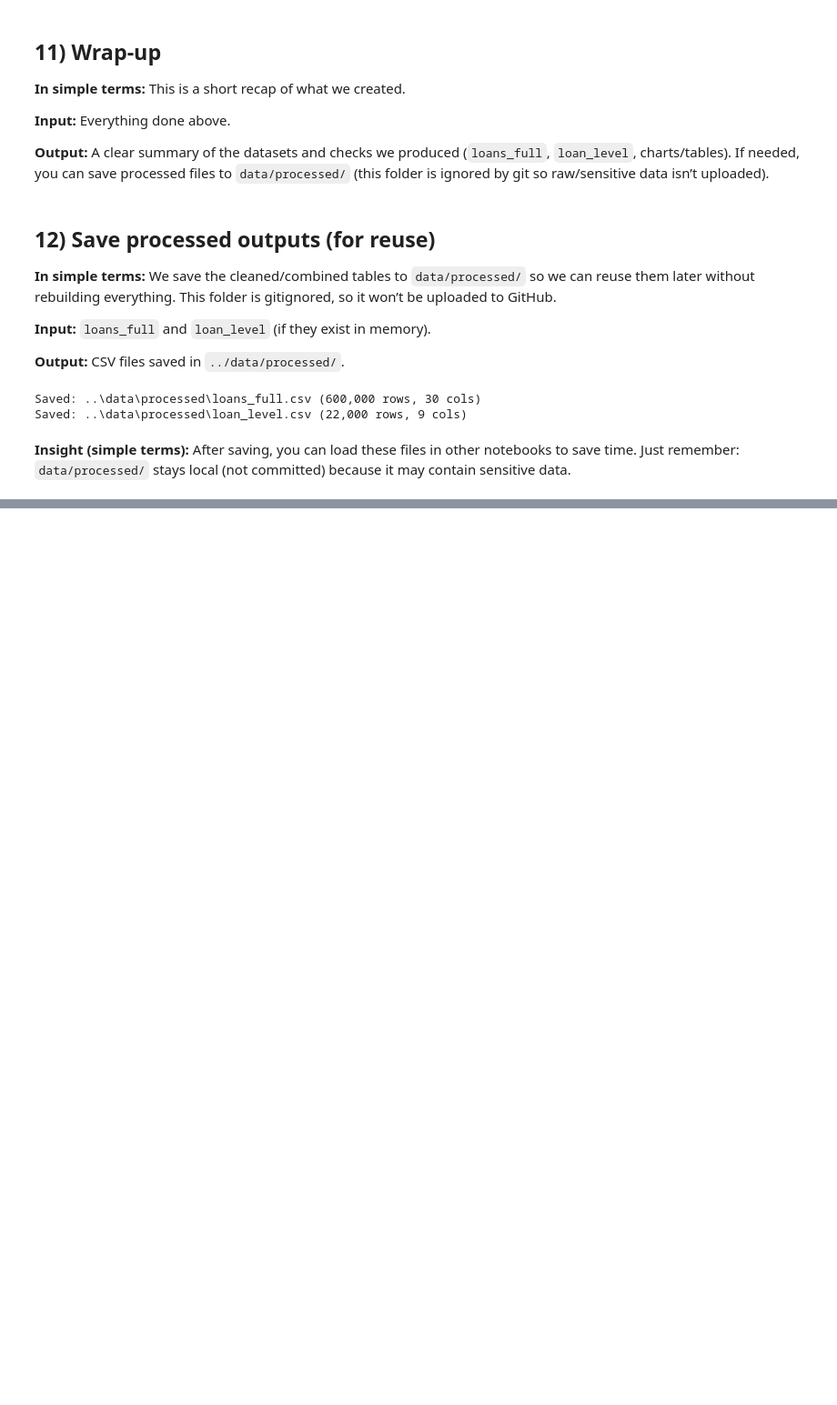
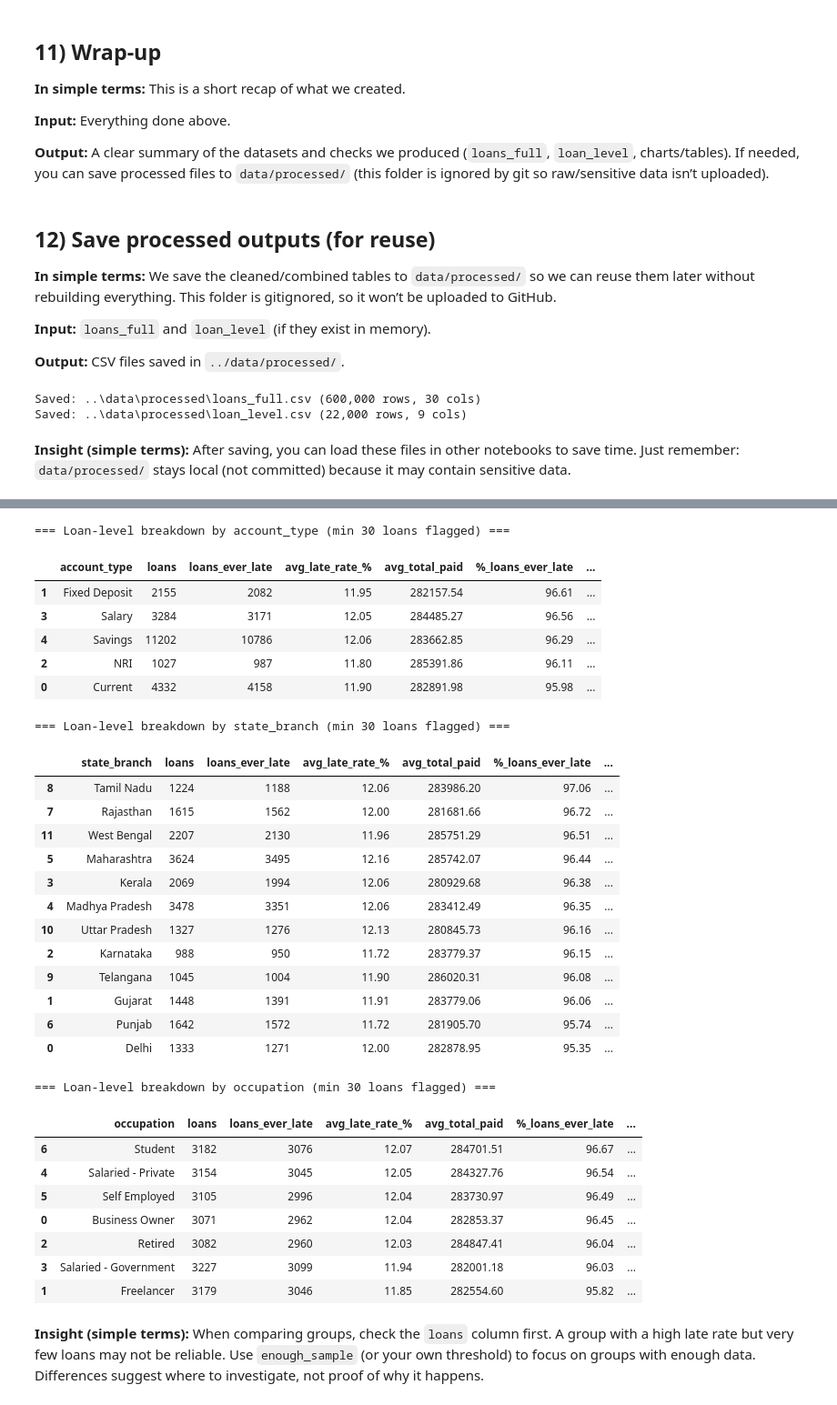
Before and after one commit to ConradNats/Banking-data-analysis, a Jupyter notebook: notebooks/02_loan_repayment.ipynb, the cells around one changed output, grey strips where cells are left out. Shown at 91% size. Cells and saved outputs as stored; diff of their text form; code cells hidden in the pictures; blank space fills up the shorter version.

```diff
--- a/notebooks/02_loan_repayment.ipynb
+++ b/notebooks/02_loan_repayment.ipynb
@@ -732,0 +877,74 @@ Saved: ..\data\processed\loan_level.csv (22,000 rows, 9 cols)
+# %%
+# Build a loan-level view with context if loan_level exists
+if 'loan_level' in globals():
+    # Get one context row per loan_id from loans_full
+    ctx_cols = [c for c in ['loan_id','account_type', state_col, 'branch_id','city','occupation','gender'] if c and c in loans_full.columns]
+    ctx_cols = list(dict.fromkeys(ctx_cols))
+    loan_ctx = loans_full[ctx_cols].drop_duplicates(subset=['loan_id']) if 'loan_id' in ctx_cols else None
+    if loan_ctx is not None:
+        loan_seg = loan_level.merge(loan_ctx, on='loan_id', how='left')
+    else:
+        loan_seg = loan_level.copy()
+else:
+    loan_seg = None
+    print('loan_level not found; run Section 10 first.')
+
+def loan_breakdown(df, segment, min_loans=30):
+    if df is None or segment not in df.columns:
+        return None
+    metrics = {'loans': ('loan_id', 'nunique') if 'loan_id' in df.columns else (segment, 'size')}
+    if 'ever_late' in df.columns:
+        metrics['loans_ever_late'] = ('ever_late', 'sum')
+    if 'late_rate_%' in df.columns:
+        metrics['avg_late_rate_%'] = ('late_rate_%', 'mean')
+    if 'total_paid' in df.columns:
+        metrics['avg_total_paid'] = ('total_paid', 'mean')
+    out = df.groupby(segment, dropna=False).agg(**metrics).reset_index()
+    if 'loans_ever_late' in out.columns and 'loans' in out.columns:
+        out['%_loans_ever_late'] = (out['loans_ever_late'] / out['loans'] * 100).round(2)
+    if 'avg_late_rate_%' in out.columns:
+        out['avg_late_rate_%'] = out['avg_late_rate_%'].round(2)
+    if 'avg_total_paid' in out.columns:
+        out['avg_total_paid'] = out['avg_total_paid'].round(2)
+    out['enough_sample'] = out['loans'] >= min_loans
+    sort_col = '%_loans_ever_late' if '%_loans_ever_late' in out.columns else 'loans'
+    return out.sort_values([sort_col, 'loans'], ascending=[False, False])
+
+for seg in ['account_type', state_col, 'occupation']:
+    if seg and loan_seg is not None and seg in loan_seg.columns:
+        res = loan_breakdown(loan_seg, seg, min_loans=30)
+        print(f'\n=== Loan-level breakdown by {seg} (min 30 loans flagged) ===')
+        display(res.head(15))
+# %% [output]
+=== Loan-level breakdown by account_type (min 30 loans flagged) ===
+|  | account_type | loans | loans_ever_late | avg_late_rate_% | avg_total_paid | %_loans_ever_late | ... |
+| 1 | Fixed Deposit | 2155 | 2082 | 11.95 | 282157.54 | 96.61 | ... |
+| 3 | Salary | 3284 | 3171 | 12.05 | 284485.27 | 96.56 | ... |
+| 4 | Savings | 11202 | 10786 | 12.06 | 283662.85 | 96.29 | ... |
+| 2 | NRI | 1027 | 987 | 11.80 | 285391.86 | 96.11 | ... |
+| 0 | Current | 4332 | 4158 | 11.90 | 282891.98 | 95.98 | ... |
+=== Loan-level breakdown by state_branch (min 30 loans flagged) ===
+|  | state_branch | loans | loans_ever_late | avg_late_rate_% | avg_total_paid | %_loans_ever_late | ... |
+| 8 | Tamil Nadu | 1224 | 1188 | 12.06 | 283986.20 | 97.06 | ... |
+| 7 | Rajasthan | 1615 | 1562 | 12.00 | 281681.66 | 96.72 | ... |
+| 11 | West Bengal | 2207 | 2130 | 11.96 | 285751.29 | 96.51 | ... |
+| 5 | Maharashtra | 3624 | 3495 | 12.16 | 285742.07 | 96.44 | ... |
+| 3 | Kerala | 2069 | 1994 | 12.06 | 280929.68 | 96.38 | ... |
+| 4 | Madhya Pradesh | 3478 | 3351 | 12.06 | 283412.49 | 96.35 | ... |
+| 10 | Uttar Pradesh | 1327 | 1276 | 12.13 | 280845.73 | 96.16 | ... |
+| 2 | Karnataka | 988 | 950 | 11.72 | 283779.37 | 96.15 | ... |
+| 9 | Telangana | 1045 | 1004 | 11.90 | 286020.31 | 96.08 | ... |
+| 1 | Gujarat | 1448 | 1391 | 11.91 | 283779.06 | 96.06 | ... |
+| 6 | Punjab | 1642 | 1572 | 11.72 | 281905.70 | 95.74 | ... |
+| 0 | Delhi | 1333 | 1271 | 12.00 | 282878.95 | 95.35 | ... |
+=== Loan-level breakdown by occupation (min 30 loans flagged) ===
+|  | occupation | loans | loans_ever_late | avg_late_rate_% | avg_total_paid | %_loans_ever_late | ... |
+| 6 | Student | 3182 | 3076 | 12.07 | 284701.51 | 96.67 | ... |
+| 4 | Salaried - Private | 3154 | 3045 | 12.05 | 284327.76 | 96.54 | ... |
+| 5 | Self Employed | 3105 | 2996 | 12.04 | 283730.97 | 96.49 | ... |
+| 0 | Business Owner | 3071 | 2962 | 12.04 | 282853.37 | 96.45 | ... |
+| 2 | Retired | 3082 | 2960 | 12.03 | 284847.41 | 96.04 | ... |
+| 3 | Salaried - Government | 3227 | 3099 | 11.94 | 282001.18 | 96.03 | ... |
+| 1 | Freelancer | 3179 | 3046 | 11.85 | 282554.60 | 95.82 | ... |
+# %% [markdown]
+**Insight (simple terms):** When comparing groups, check the `loans` column first. A group with a high late rate but very few loans may not be reliable. Use `enough_sample` (or your own threshold) to focus on groups with enough data. Differences suggest where to investigate, not proof of why it happens.
```
Also changed, not shown: parts of 10 cells of this notebook, 7 other files.
